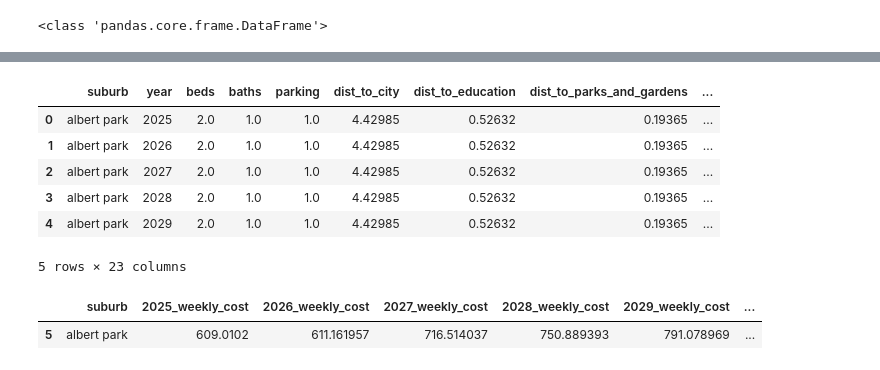
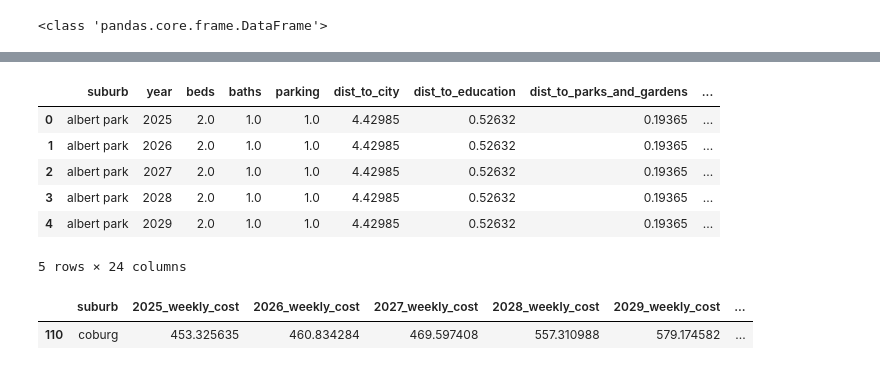
Before and after one commit to MAST30034-AppliedDataScience/project-2-group-real-estate-industry-project-31, a Jupyter notebook: notebooks/predictions.ipynb, the cells around one changed output, grey strips where cells are left out. Cells and saved outputs as stored; diff of their text form; code cells hidden in the pictures.

```diff
--- a/notebooks/predictions.ipynb
+++ b/notebooks/predictions.ipynb
@@ -125,8 +137,8 @@ GM Random Forest Prediction Head:
 # Group by suburb, year and transform to have feature of predicted weekly cost per year for each
 # suburb
 
-gm_predicted_average_costs = gm_lr_pred_final.groupby(['suburb', 'year'])['weekly_cost'].mean().reset_index()
-rv_predicted_average_costs = rv_lr_pred_final.groupby(['suburb', 'year'])['weekly_cost'].mean().reset_index()
+gm_predicted_average_costs = gm_rf_pred_final.groupby(['suburb', 'year'])['weekly_cost'].mean().reset_index()
+rv_predicted_average_costs = rv_rf_pred_final.groupby(['suburb', 'year'])['weekly_cost'].mean().reset_index()
 
 # TransformingD
 gm_pred_costs_transformed = gm_predicted_average_costs.pivot(index='suburb', columns='year', values='weekly_cost')
@@ -149,18 +161,14 @@ rv_real_identifiers = pd.read_csv(f"{data_read_dir}rv_train_identifiers.csv")
 # Combine with identifiers and group by year, suburb, keep only 2024 data
 gm_data = pd.concat([gm_real_identifiers, gm_real], axis=1)
 rv_data = pd.concat([rv_real_identifiers, rv_real], axis=1)
-###
-gm_data = gm_data[gm_data['suburb'] == 'albert park']
-gm_data[['weekly_cost', 'year']].head(50)
-gm_data
-###
-# gm_current_average_costs = gm_data.groupby(['suburb', 'year'])['weekly_cost'].mean().reset_index()
-# rv_current_average_costs = rv_data.groupby(['suburb', 'year'])['weekly_cost'].mean().reset_index()
+
+gm_current_average_costs = gm_data.groupby(['suburb', 'year'])['weekly_cost'].mean().reset_index()
+rv_current_average_costs = rv_data.groupby(['suburb', 'year'])['weekly_cost'].mean().reset_index()
 
 
-# gm_current_average_costs = gm_current_average_costs[gm_current_average_costs['year'] == 2024]\
-#     .rename(columns={'weekly_cost': '2024_weekly_cost'})\
-#     .drop('year', axis=1)
-# rv_current_average_costs = rv_current_average_costs[rv_current_average_costs['year'] == 2024]\
-#     .rename(columns={'weekly_cost': '2024_weekly_cost'})\
-#     .drop('year', axis=1)
+gm_current_average_costs = gm_current_average_costs[gm_current_average_costs['year'] == 2024]\
+    .rename(columns={'weekly_cost': '2024_weekly_cost'})\
+    .drop('year', axis=1)
+rv_current_average_costs = rv_current_average_costs[rv_current_average_costs['year'] == 2024]\
+    .rename(columns={'weekly_cost': '2024_weekly_cost'})\
+    .drop('year', axis=1)
@@ -182,6 +176,7 @@ gm_data
 df = pd.read_csv(f"../data/curated/forecast/greater_melbourne_predict.csv")
 df_identifiers = pd.read_csv(f"../data/curated/forecast/gm_predict_identifiers.csv")
 ndf = pd.concat([df_identifiers, df], axis=1)
+ndf.head()
 # %% [output]
 |  | suburb | year | beds | baths | parking | dist_to_city | dist_to_education | dist_to_parks_and_gardens | ... |
 | 0 | albert park | 2025 | 2.0 | 1.0 | 1.0 | 4.42985 | 0.52632 | 0.19365 | ... |
@@ -189,28 +184,28 @@ ndf = pd.concat([df_identifiers, df], axis=1)
 | 2 | albert park | 2027 | 2.0 | 1.0 | 1.0 | 4.42985 | 0.52632 | 0.19365 | ... |
 | 3 | albert park | 2028 | 2.0 | 1.0 | 1.0 | 4.42985 | 0.52632 | 0.19365 | ... |
 | 4 | albert park | 2029 | 2.0 | 1.0 | 1.0 | 4.42985 | 0.52632 | 0.19365 | ... |
-5 rows × 23 columns
+5 rows × 24 columns
 # %%
 # TO DO: DEAL WITH WHY 2024 WEEKLY AVG COST IS HIGHER - HAVENT REMOVED EXPENSIVE top 5% properties
 
 # Merge data
 gm_weekly_costs = pd.merge(gm_pred_costs_transformed, gm_current_average_costs, on='suburb', how='inner')
 rv_weekly_costs = pd.merge(rv_pred_costs_transformed, rv_current_average_costs, on='suburb', how='inner')
 
 YEARS = ["2025", "2026", "2027", "2028", "2029"]
 for year in YEARS:
     gm_weekly_costs[f"{year}_percent_increase"] = gm_weekly_costs[f"{year}_weekly_cost"]/\
                                                   gm_weekly_costs['2024_weekly_cost']
     rv_weekly_costs[f"{year}_percent_increase"] = rv_weekly_costs[f"{year}_weekly_cost"]/\
                                                   rv_weekly_costs['2024_weekly_cost']
 
 # gm_weekly_costs = gm_weekly_costs[gm_weekly_costs['2029_weekly_cost'] > gm_weekly_costs['2024_weekly_cost']]
 #gm_weekly_costs.sort_values(by="2029_percent_increase", ascending=False).head(10)
-gm_weekly_costs[gm_weekly_costs['suburb'] == "albert park"].head()
+gm_weekly_costs[gm_weekly_costs['suburb'] == "coburg"].head()
 
 
 # gm_weekly_costs = gm_weekly_costs[gm_weekly_costs['2029_weekly_cost'] > gm_weekly_costs['2024_weekly_cost']]
 #rv_weekly_costs.sort_values(by="2029_percent_increase", ascending=False).head(10)
 # %% [output]
 |  | suburb | 2025_weekly_cost | 2026_weekly_cost | 2027_weekly_cost | 2028_weekly_cost | 2029_weekly_cost | ... |
-| 5 | albert park | 609.0102 | 611.161957 | 716.514037 | 750.889393 | 791.078969 | ... |
+| 110 | coburg | 453.325635 | 460.834284 | 469.597408 | 557.310988 | 579.174582 | ... |
```
Also changed, not shown: parts of 10 cells of this notebook, 7 other files.
